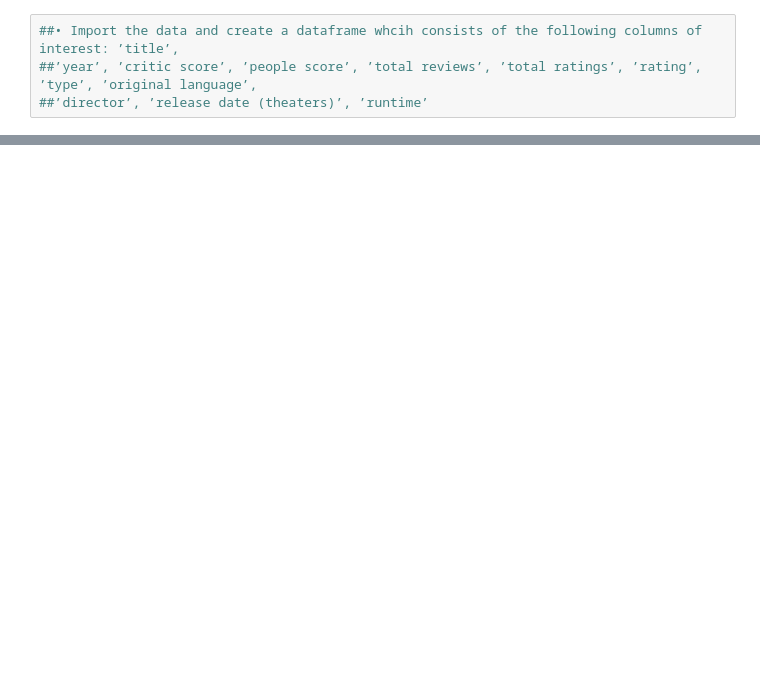
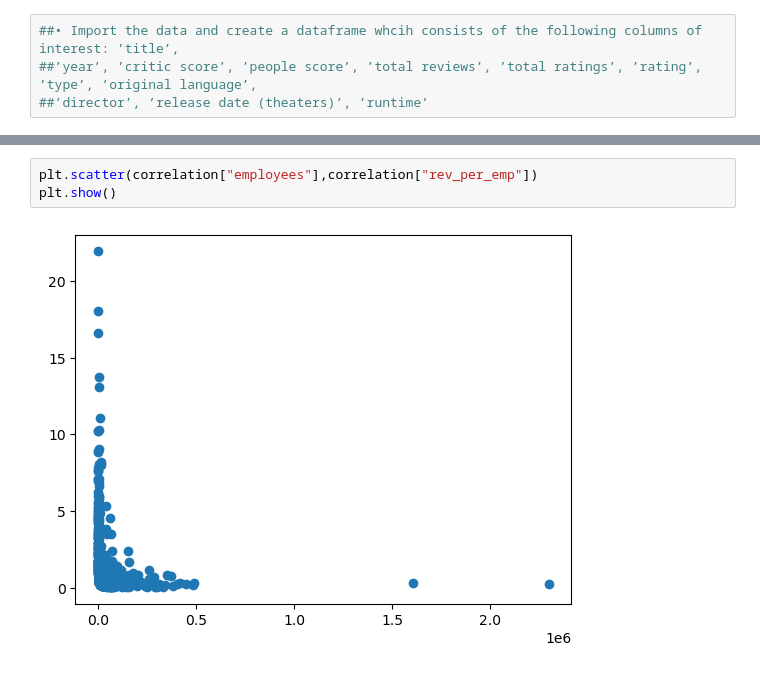
Before and after one commit to hdahlber/Business-Analytics-1, a Jupyter notebook: Solution.ipynb, the cells around one changed output, grey strips where cells are left out. Drawn from its saved outputs; the diff is of its cells as text; blank space fills up the shorter version.

```diff
--- a/Solution.ipynb
+++ b/Solution.ipynb
@@ -15,0 +201,5 @@
+# %%
+plt.scatter(correlation["employees"],correlation["rev_per_emp"])
+plt.show()
+# %% [output]
+[figure, added]
```
Also changed, not shown: parts of 22 cells of this notebook.
